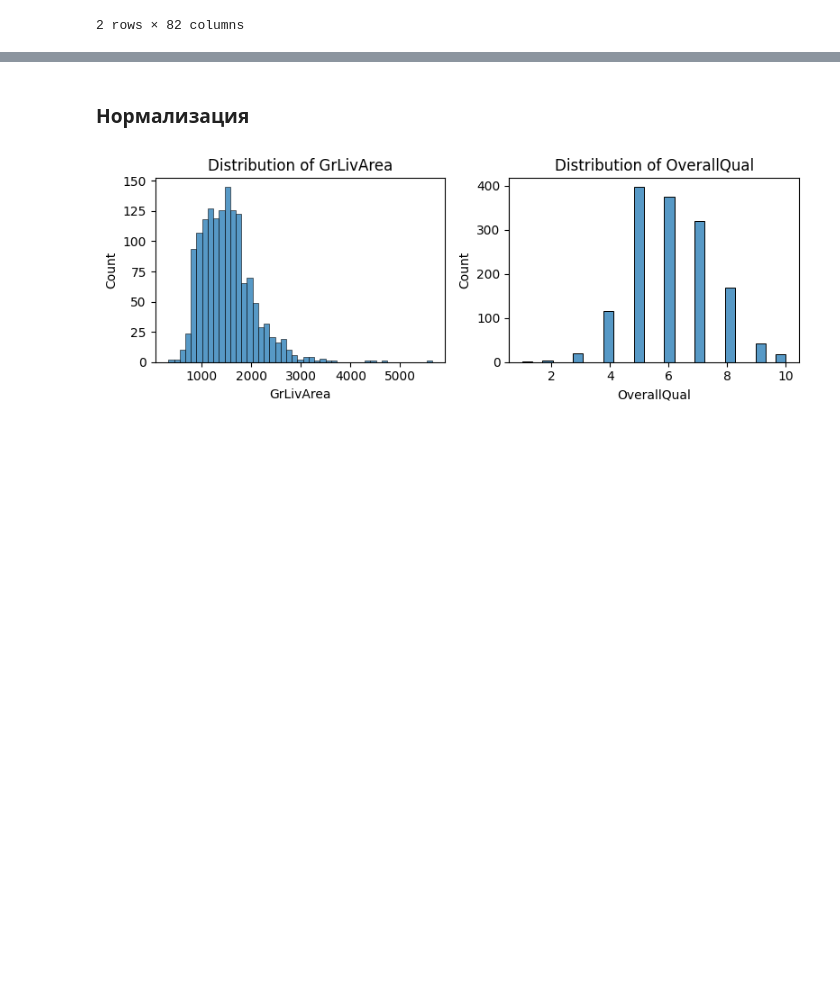
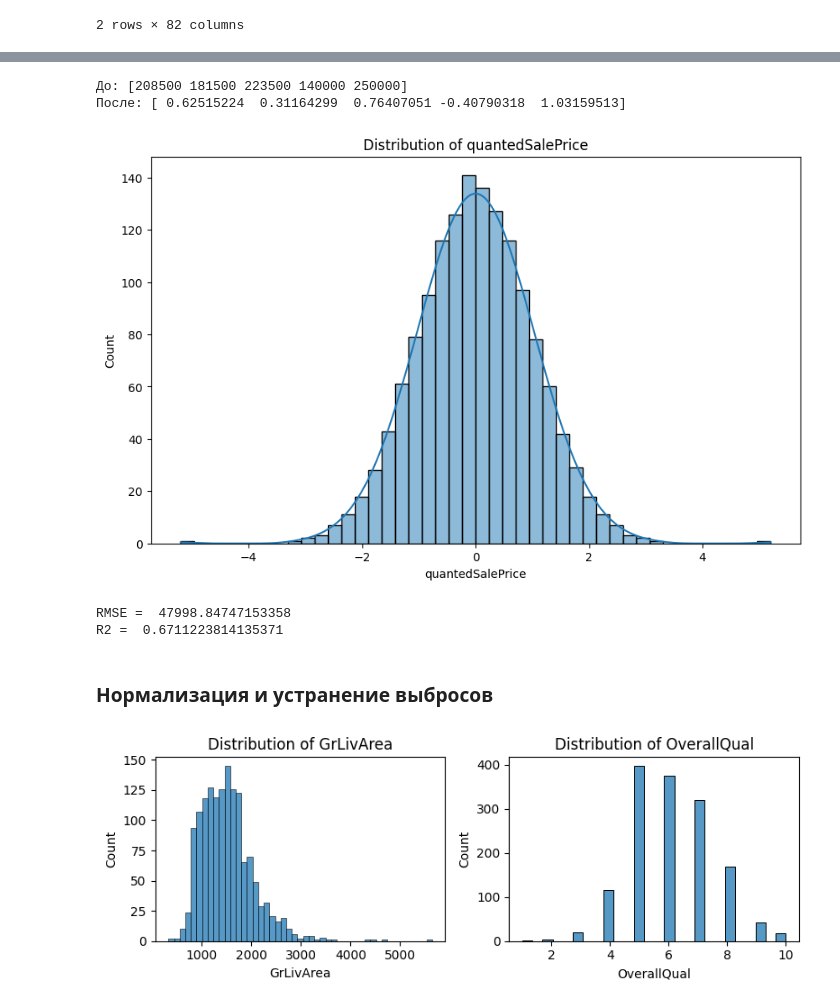
Before and after one commit to alexander-mirea/ML2026, a Jupyter notebook: Практика 2/Практика_2ч2.ipynb, the cells around one changed output, grey strips where cells are left out. Cells and saved outputs as stored; diff of their text form; code cells hidden in the pictures; blank space fills up the shorter version.

```diff
--- a/Практика 2/Практика_2ч2.ipynb
+++ b/Практика 2/Практика_2ч2.ipynb
@@ -203,5 +208,53 @@ R2 =  0.835644246919127
+# %%
+df_new = df[['OverallQual', 'GrLivArea', 'GarageCars', 'SalePrice']]
+# %%
+from sklearn.preprocessing import QuantileTransformer
+
+qt = QuantileTransformer(n_quantiles = len(df_new),
+                         output_distribution = 'normal',
+                         random_state = 42)
+
+X = df[['GrLivArea', 'OverallQual', 'GarageCars']]
+y = df['SalePrice']
+y_transformed = qt.fit_transform(y.values.reshape(-1, 1)).ravel()
+
+print("До:", y.values[:5])
+print("После:", y_transformed[:5])
+# %% [output]
+До: [208500 181500 223500 140000 250000]
+После: [ 0.62515224  0.31164299  0.76407051 -0.40790318  1.03159513]
+# %%
+# QT создан для случаев, когда распределение сильно ненормально и его форма мешает модели
+plt.figure(figsize=(10, 6))
+sns.histplot(y_transformed, kde=True)
+plt.title('Distribution of quantedSalePrice')
+plt.xlabel('quantedSalePrice')
+plt.show()
+# %% [output]
+[figure, added]
+# %%
+X = df_quanted[['GrLivArea', 'OverallQual', 'GarageCars']]
+y = df_quanted['SalePrice']
+
+#пример утечки данных
+
+X_train, X_test, y_train, y_test = train_test_split(X, y_transformed, test_size = 0.25, random_state=42)
+
+model = LinearRegression()
+
+model.fit(X_train, y_train)
+y_pred = model.predict(X_test)
+
+y_test = qt.inverse_transform(y_test.reshape(-1, 1)).ravel()
+y_pred = qt.inverse_transform(y_pred.reshape(-1, 1)).ravel()
+
+print('RMSE = ', np.sqrt(metrics.mean_squared_error(y_test, y_pred)))
+print('R2 = ', metrics.r2_score(y_test, y_pred))
+# %% [output]
+RMSE =  47998.84747153358
+R2 =  0.6711223814135371
 # %% [markdown]
-### Нормализация
+### Нормализация и устранение выбросов
 # %%
 fig, axes = plt.subplots(1, 2, figsize=(8, 3))
 
```
Also changed, not shown: parts of 39 cells of this notebook.
